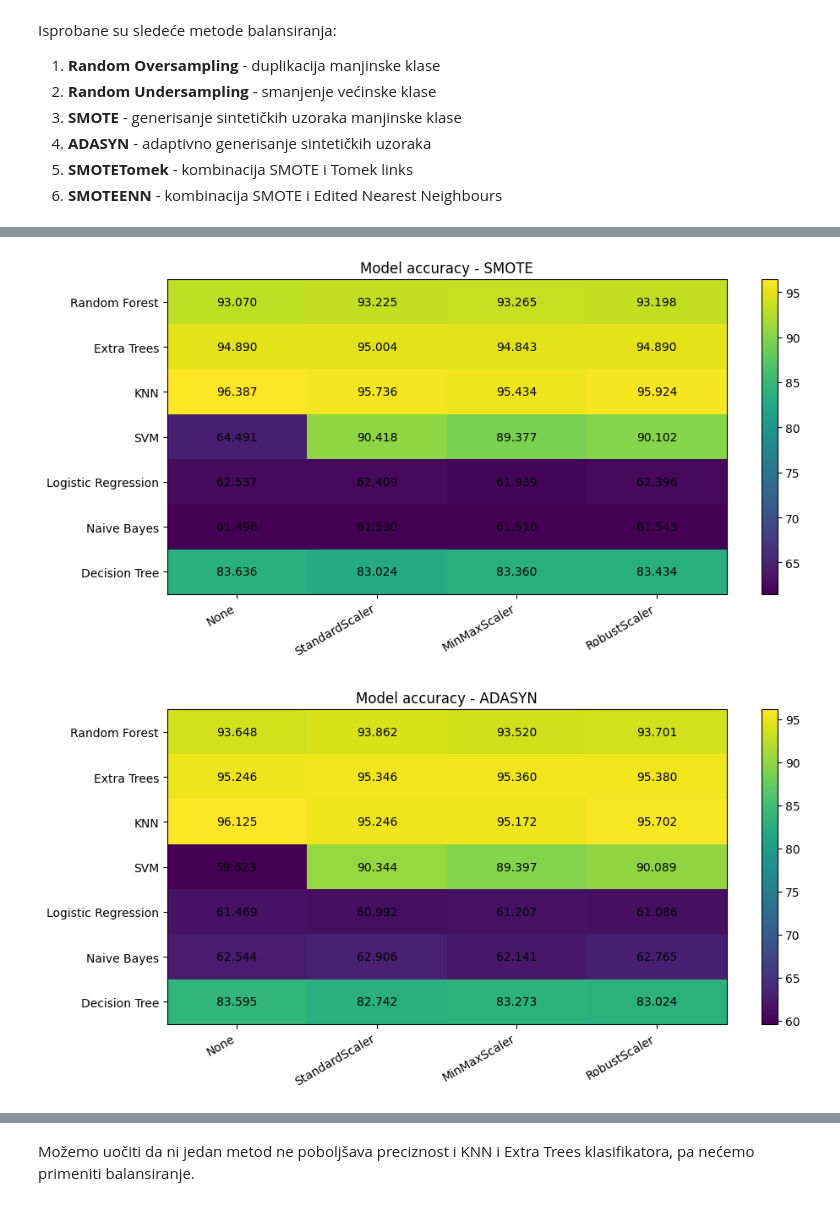
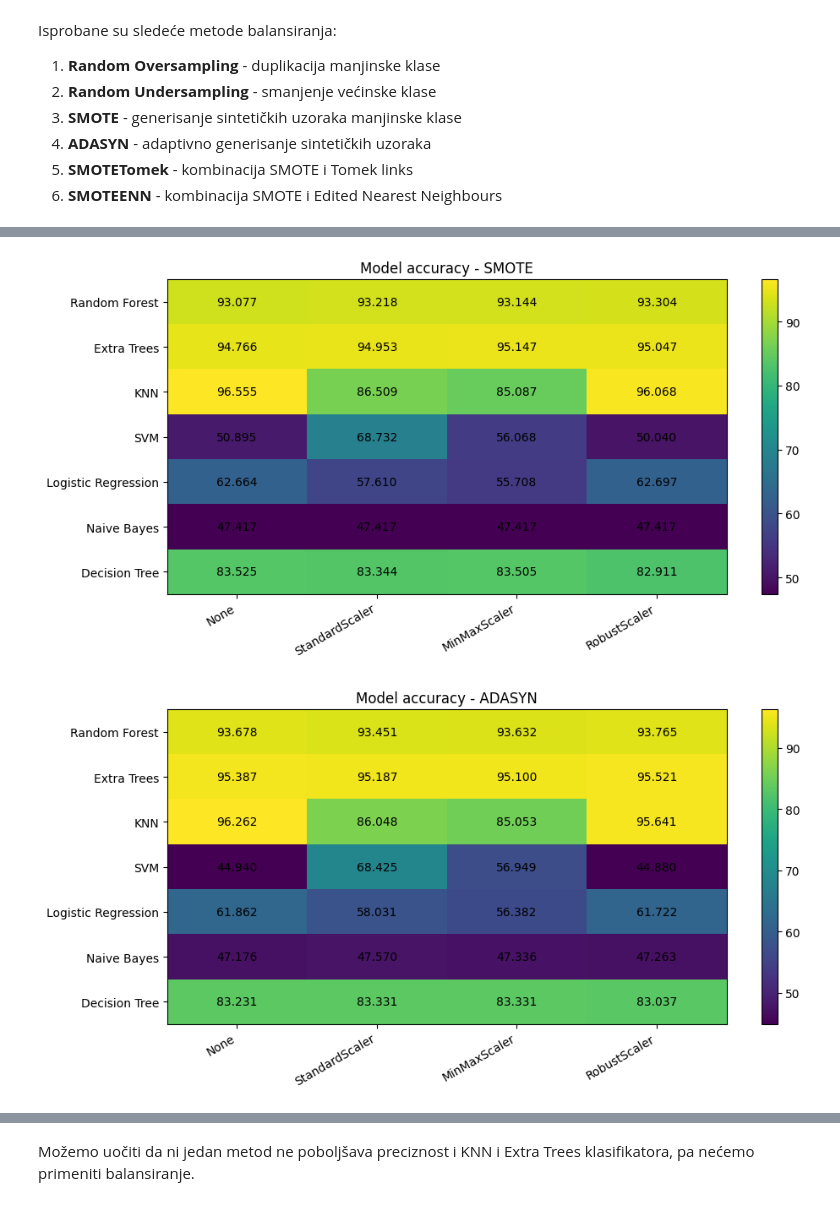
Before and after one commit to bazlooka/elfak-machine-learning, a Jupyter notebook: project 1/notebook.ipynb, the cells around one changed output, grey strips where cells are left out. Drawn from its saved outputs; the diff is of its cells as text; code cells hidden in the pictures.

```diff
--- a/project 1/notebook.ipynb
+++ b/project 1/notebook.ipynb
@@ -656,7 +644,7 @@ def evaluate_balancing_methods(X=None, y=None, cv=None):
                 X=X,
                 y=y,
                 scalers_dict=scalers,
-                sampler=sampler,  # sampler ide u pipeline
+                sampler=sampler,
                 cv=cv
         )
 
@@ -669,8 +657,10 @@ def evaluate_balancing_methods(X=None, y=None, cv=None):
     return pd.DataFrame(results), balanced_datasets
 
 balancing_results, balanced_datasets = evaluate_balancing_methods(
-    X=X_no_outliers,
-    y=y_no_outliers,
-    cv=5  # broj fold-ova
+    X=X,
+    y=y,
+    cv=5
 )
+
+# bilo je pre bez outliera
 # %% [output]
@@ -679,2 +669,2 @@ balancing_results, balanced_datasets = evaluate_balancing_methods(
-[figure, old version]
+[figure, new version]
-[figure, old version]
+[figure, new version]
```
Also changed, not shown: parts of 22 cells of this notebook.
